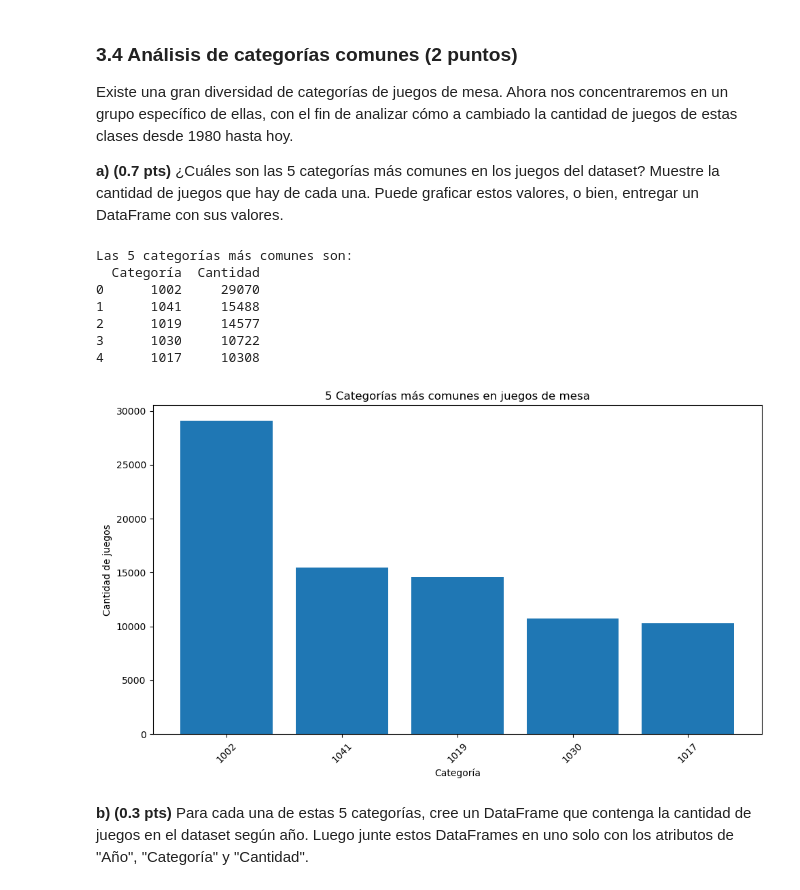
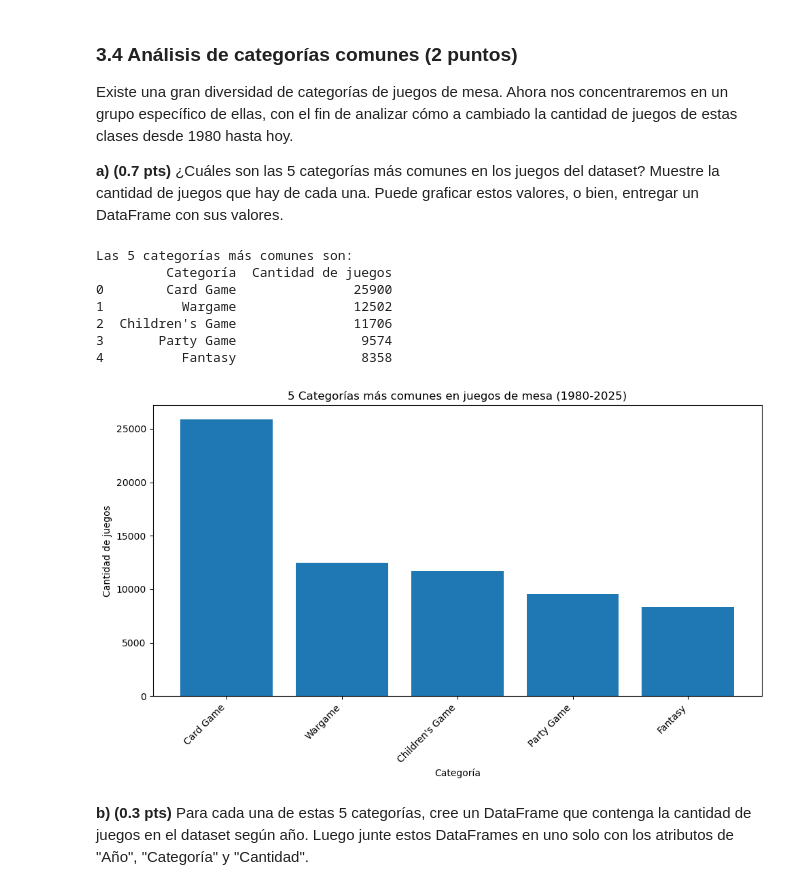
Before and after one commit to jvargsal-code/IMT2200-JESUS-VARGAS, a Jupyter notebook: Tarea 01/IMT2200-25s2 - Tarea 01.ipynb, the cells around one changed output. Saved outputs shown, nothing was run; the diff lists cells and outputs as text; code cells hidden in the pictures.

```diff
--- a/Tarea 01/IMT2200-25s2 - Tarea 01.ipynb
+++ b/Tarea 01/IMT2200-25s2 - Tarea 01.ipynb
@@ -459,40 +451,48 @@ Existe una gran diversidad de categorías de juegos de mesa. Ahora nos concentra
 
 **a) (0.7 pts)** ¿Cuáles son las 5 categorías más comunes en los juegos del dataset? Muestre la cantidad de juegos que hay de cada una. Puede graficar estos valores, o bien, entregar un DataFrame con sus valores.
 # %%
-# Cargar archivo de categorías si es necesario
-categories = pd.read_csv("bgg_Category.csv")
+# Filtrar juegos entre 1980 y 2025 para mantener consistencia con análisis anteriores
+games = games[(games['year'] >= 1980) & (games['year'] <= 2025)]
 
-# Contar la frecuencia de cada categoría
-category_counts = games['category'].str.split(',').explode().value_counts().head(5)
+# Crear lista de todas las categorías (separando las que están en formato string con comas)
+todas_categorias = []
+for cats in games['category'].dropna():
+    todas_categorias.extend([cat.strip() for cat in str(cats).split(',')])
 
-# Crear un DataFrame con las 5 categorías más comunes
-top_categories = pd.DataFrame({
-    'Categoría': category_counts.index,
-    'Cantidad': category_counts.values
+# Contar frecuencia de cada categoría
+frecuencia_categorias = pd.Series(todas_categorias).value_counts()
+
+# Obtener top 5 categorías
+top_5_categorias = frecuencia_categorias.head(5)
+
+# Crear DataFrame para mejor visualización
+top_categorias = pd.DataFrame({
+    'Categoría': top_5_categorias.index,
+    'Cantidad de juegos': top_5_categorias.values
 })
 
-# Mostrar resultados
+# Mostrar resultados en tabla
 print("Las 5 categorías más comunes son:")
-print(top_categories)
+print(top_categorias)
 
 # Crear gráfico de barras
 plt.figure(figsize=(10, 6))
-plt.bar(top_categories['Categoría'], top_categories['Cantidad'])
-plt.title('5 Categorías más comunes en juegos de mesa')
+plt.bar(top_categorias['Categoría'], top_categorias['Cantidad de juegos'])
+plt.title('5 Categorías más comunes en juegos de mesa (1980-2025)')
 plt.xlabel('Categoría')
 plt.ylabel('Cantidad de juegos')
-plt.xticks(rotation=45)
+plt.xticks(rotation=45, ha='right')
 plt.tight_layout()
 plt.show()
 # %% [output]
 Las 5 categorías más comunes son:
-  Categoría  Cantidad
-0      1002     29070
-1      1041     15488
-2      1019     14577
-3      1030     10722
-4      1017     10308
+         Categoría  Cantidad de juegos
+0        Card Game               25900
+1          Wargame               12502
+2  Children's Game               11706
+3       Party Game                9574
+4          Fantasy                8358
-[figure, old version]
+[figure, new version]
 # %% [markdown]
 **b) (0.3 pts)** Para cada una de estas 5 categorías, cree un DataFrame que contenga la cantidad de juegos en el dataset según año. Luego junte estos DataFrames en uno solo con los atributos de "Año", "Categoría" y "Cantidad".
 # %%
```
Also changed, not shown: parts of 12 cells of this notebook, 2 other files.
